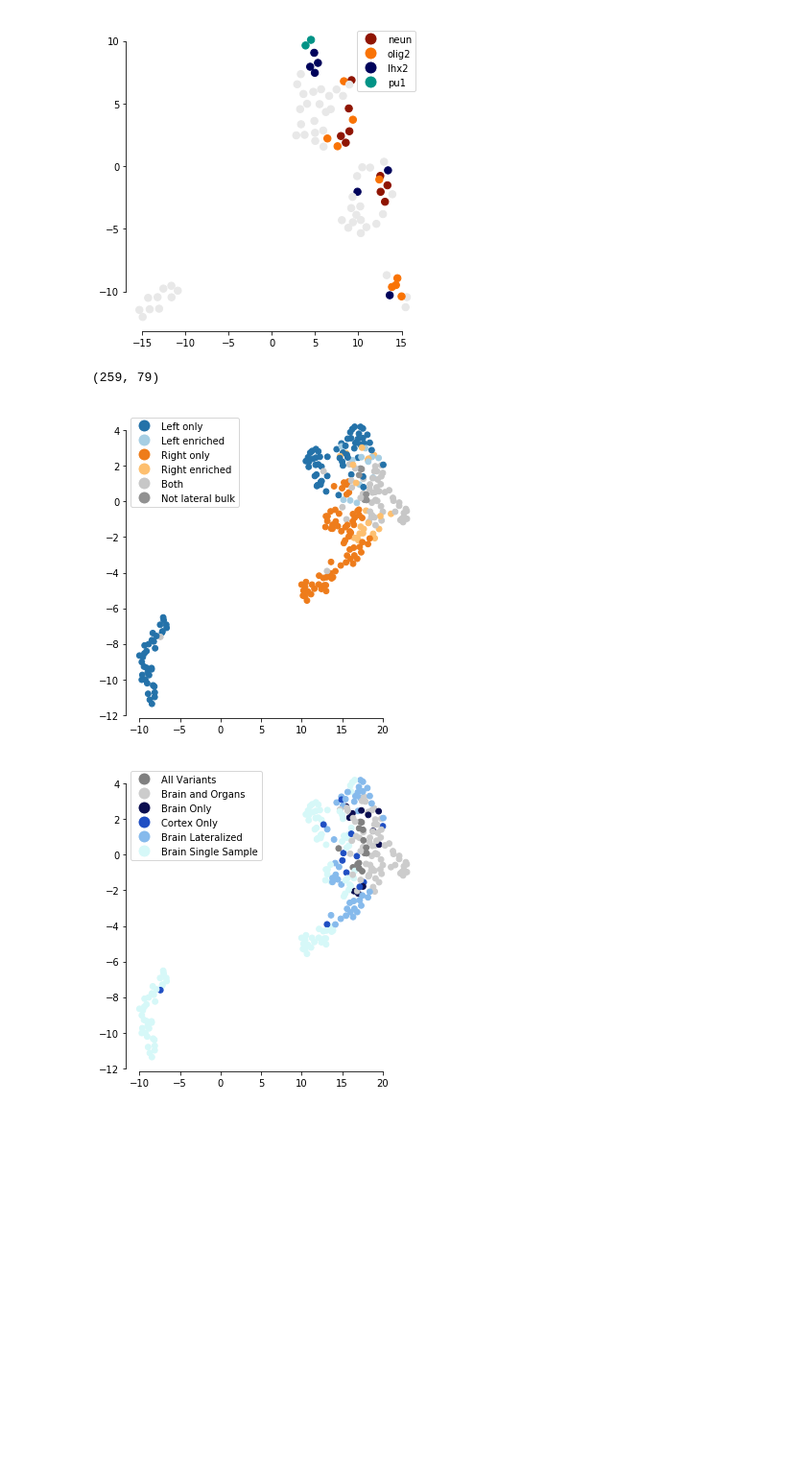
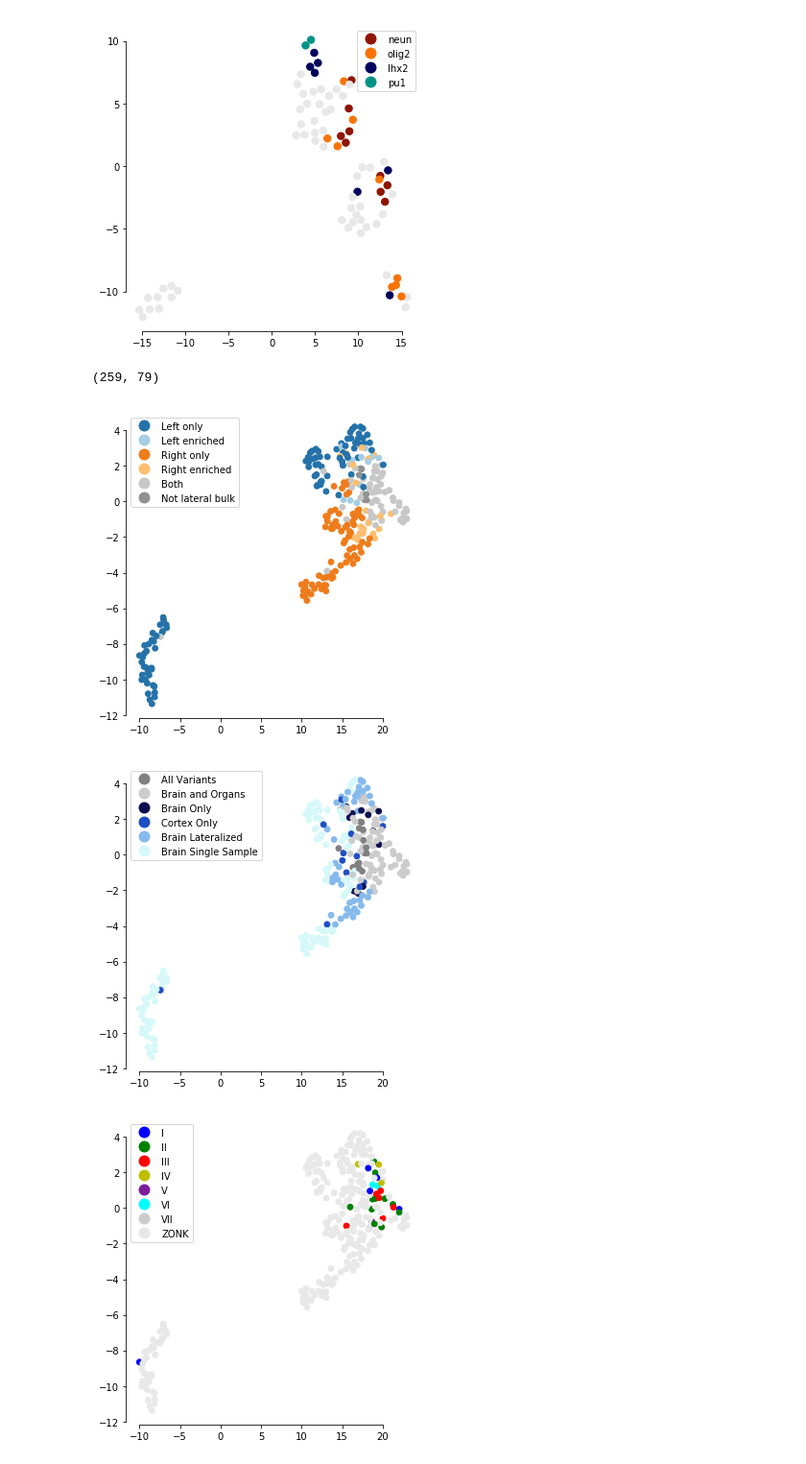
Before and after one commit to shishenyxx/Adult_brain_somatic_mosaicism, a Jupyter notebook: umap/4dbsm_umap.ipynb, the cells around one changed output. Shown at 96% size. Drawn from its saved outputs; the diff is of its cells as text; code cells hidden in the pictures; blank space fills up the shorter version.

Commit message:
:mask: Added Clade information :mask:

```diff
--- a/umap/4dbsm_umap.ipynb
+++ b/umap/4dbsm_umap.ipynb
@@ -189,30 +189,48 @@ ax.scatter(
     y=emb[:,1],
     color=colr,
     s=34,
 )
 ax.legend(handles=return_legend(pal,'lateralization'))
 
 sns.despine(ax=ax,trim=0.2)
 f.tight_layout()
 f.savefig("4dbsm_lateralization_umap.svg",dpi=150)
 #--------------------------------------------#
 ## color variants by variant groups
 colr=variant_colors(pal,'variant_group',mat)
 f, ax = plt.subplots(1,1,figsize=(5,5))
 
 ax.scatter(
     x=emb[:,0],
     y=emb[:,1],
     color=colr,
     s=34,
 )
 ax.legend(handles=return_legend(pal,'variant_group'))
 
 sns.despine(ax=ax,trim=0.2)
 f.tight_layout()
 f.savefig("4dbsm_variant_group_umap.svg",dpi=150)
 #--------------------------------------------#
+
+## color variants by clades
+colr=variant_colors(pal,'clade_fig',mat)
+f, ax = plt.subplots(1,1,figsize=(5,5))
+
+ax.scatter(
+    x=emb[:,0],
+    y=emb[:,1],
+    color=colr,
+    s=34,
+)
+ax.legend(handles=return_legend(pal,'clade_fig'))
+
+sns.despine(ax=ax,trim=0.2)
+f.tight_layout()
+f.savefig("4dbsm_clade_umap.svg",dpi=150)
+#--------------------------------------------#
 # %% [output]
 (259, 79)
 [figure]
 [figure]
+[figure, added]
```
